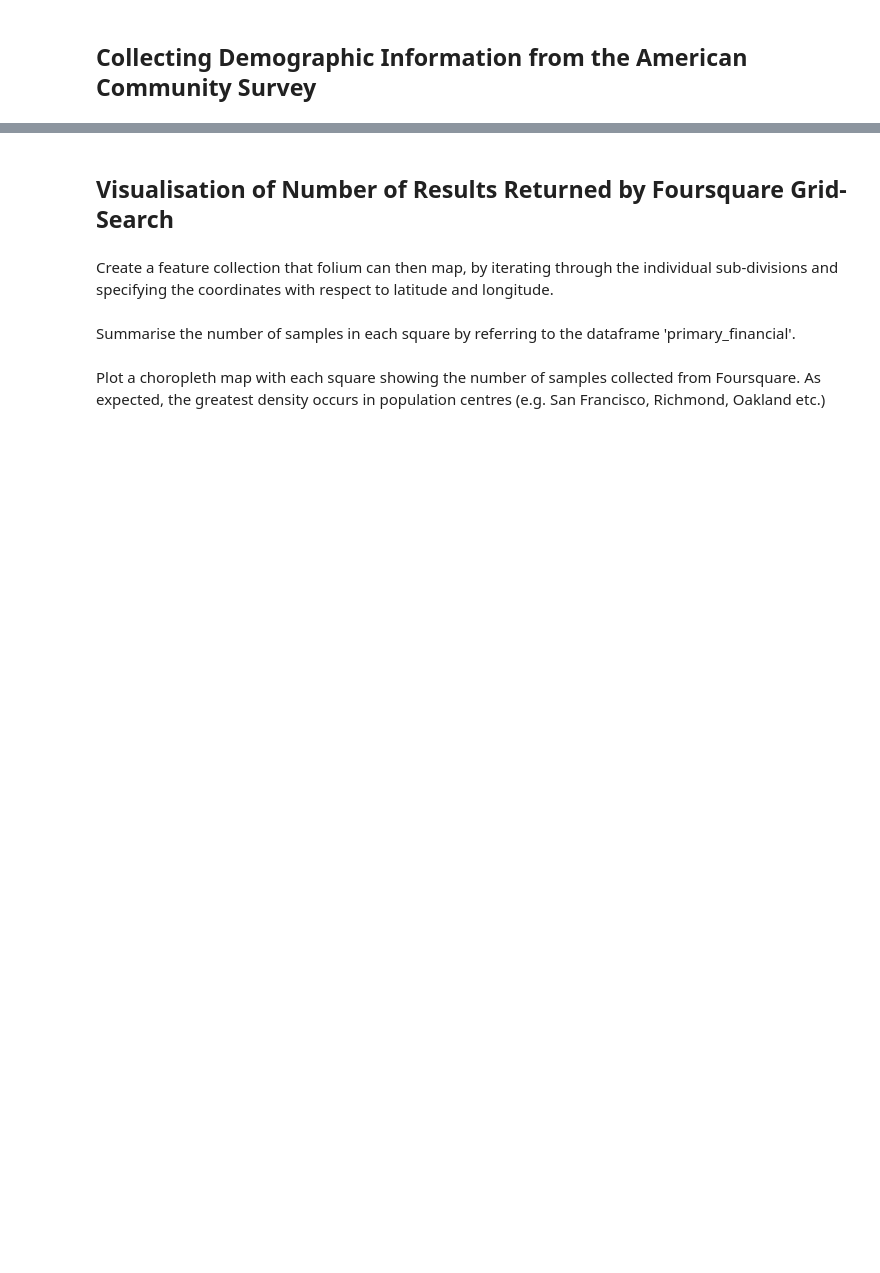
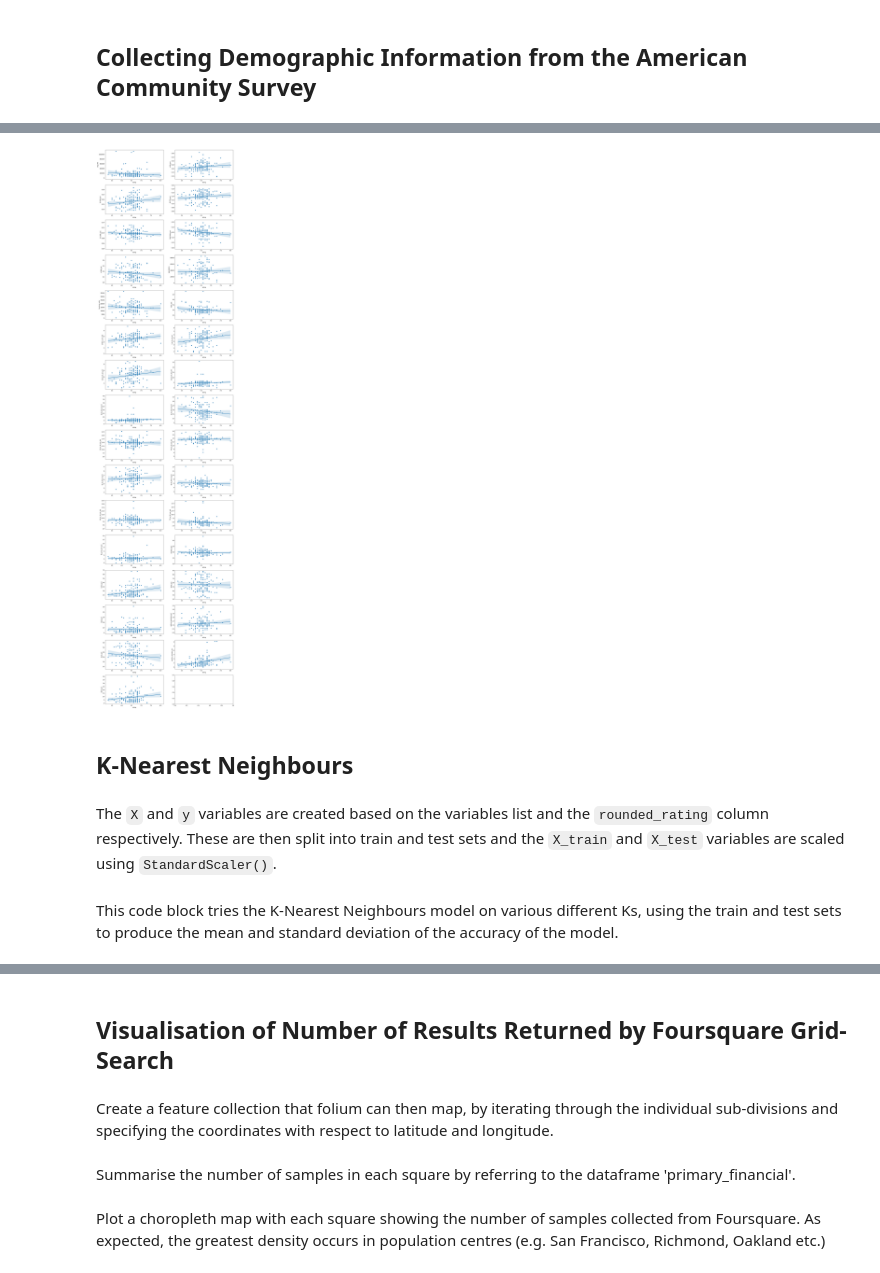
Before and after one commit to juliandarby/assignment, a Jupyter notebook: Capstone - Financial Access in the Bay.ipynb, the cells around one changed output, grey strips where cells are left out. Cells and saved outputs as stored; diff of their text form; code cells hidden in the pictures; blank space fills up the shorter version.

```diff
--- a/Capstone - Financial Access in the Bay.ipynb
+++ b/Capstone - Financial Access in the Bay.ipynb
@@ -390,0 +694,8 @@ primary_financial.head()
+# %%
+fig, axs = plt.subplots(ncols = 2, nrows = nrows, figsize = (18, nrows * 5))
+
+for i, variable in enumerate(variables_0):
+
+    sns.regplot(x = venues_df['rating'], y = variable, data = venues_df, ax = axs[i // 2][i % 2])
+# %% [output]
+[figure, added]
@@ -390,0 +715,4 @@ primary_financial.head()
+# %% [markdown]
+## K-Nearest Neighbours
+# %% [markdown]
+The `X` and `y` variables are created based on the variables list and the `rounded_rating` column respectively. These are then split into train and test sets and the `X_train` and `X_test` variables are scaled using `StandardScaler()`.
@@ -390,0 +729,2 @@ primary_financial.head()
+# %% [markdown]
+This code block tries the K-Nearest Neighbours model on various different Ks, using the train and test sets to produce the mean and standard deviation of the accuracy of the model.
```
Also changed, not shown: parts of 106 cells of this notebook.
